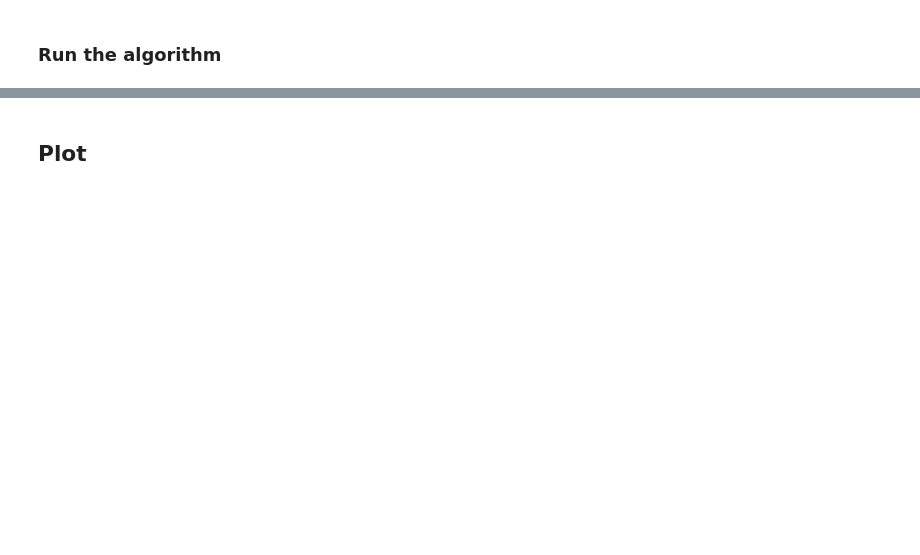
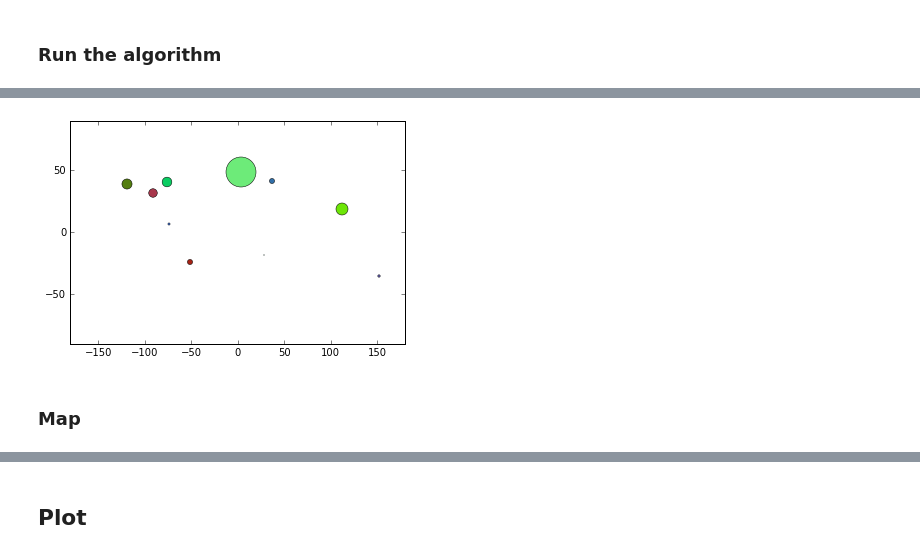
Before and after one commit to mdamis/geokr, a Jupyter notebook: fetch.ipynb, the cells around one changed output, grey strips where cells are left out. Saved outputs shown, nothing was run; the diff lists cells and outputs as text; code cells hidden in the pictures; blank space fills up the shorter version.

```diff
--- a/fetch.ipynb
+++ b/fetch.ipynb
@@ -77,0 +106,22 @@ print filteredCentroids
+# %%
+%matplotlib inline
+
+import matplotlib.pyplot as plt
+
+colors = [np.random.rand(3,1) for i in range(len(centroids))]
+
+fig, ax = plt.subplots()
+ax.set_xlim((-180.0, 180.0))
+ax.set_ylim((-90.0, 90.0))
+
+weight = [float(len([c for c in closest_centroids if c == i])) for i in range(len(centroids))]
+weight = [w*len(centroids)*3/max(weight) for w in weight]
+
+for i in range(len(centroids)):
+    ax.plot(centroids[i][1], centroids[i][0], c=colors[i], marker='o', markersize=weight[i])
+
+plt.show()
+# %% [output]
+[figure, added]
+# %% [markdown]
+### Map
```
Also changed, not shown: parts of 37 cells of this notebook.
